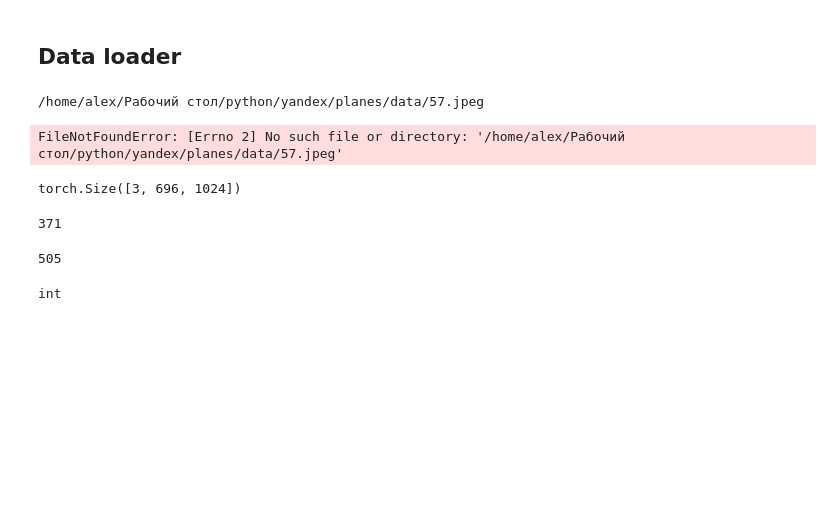
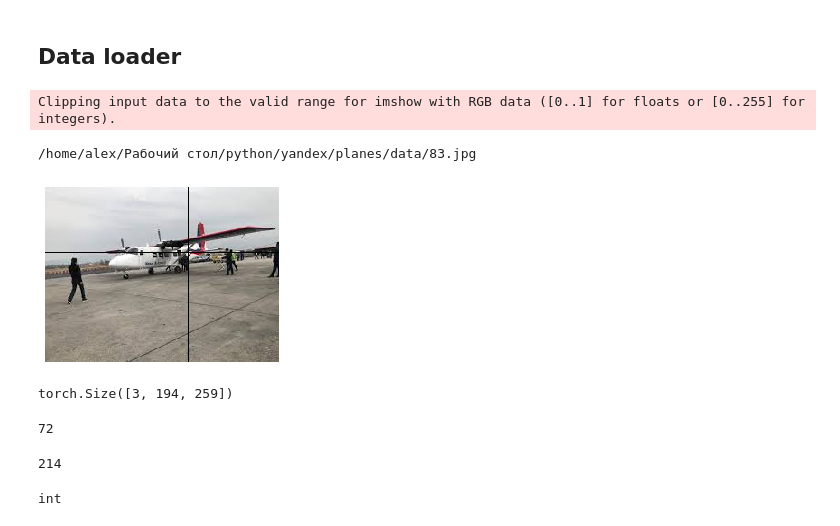
Before and after one commit to Chularev/study_cv, a Jupyter notebook: planes.ipynb, the cells around one changed output. Drawn from its saved outputs; the diff is of its cells as text; code cells hidden in the pictures; blank space fills up the shorter version.

```diff
--- a/planes.ipynb
+++ b/planes.ipynb
@@ -94,31 +94,32 @@ def show_image(img_tensor):
     plt.show()
 # %%
 try:
-    img_tensor, x, y = planes_dataset[8]
+    img_tensor, x, y = planes_dataset[3]
     for i in range(0, img_tensor.size()[2]):
         img_tensor[:, y, i] = -1
 
     for i in range(0, img_tensor.size()[1]):
         img_tensor[:, i, x] = -1
 
     show_image(img_tensor)
 except ValueError:
     print("Oops!  That was no valid number.  Try again...")
 # %% [output]
-/home/alex/Рабочий стол/python/yandex/planes/data/57.jpeg
+Clipping input data to the valid range for imshow with RGB data ([0..1] for floats or [0..255] for integers).
-FileNotFoundError: [Errno 2] No such file or directory: '/home/alex/Рабочий стол/python/yandex/planes/data/57.jpeg'
+/home/alex/Рабочий стол/python/yandex/planes/data/83.jpg
+[figure, added]
 # %%
 img_tensor.size()
 # %% [output]
-torch.Size([3, 696, 1024])
+torch.Size([3, 194, 259])
 # %%
 y
 # %% [output]
-371
+72
 # %%
 x
 # %% [output]
-505
+214
 # %%
 type(x)
 # %% [output]
```
